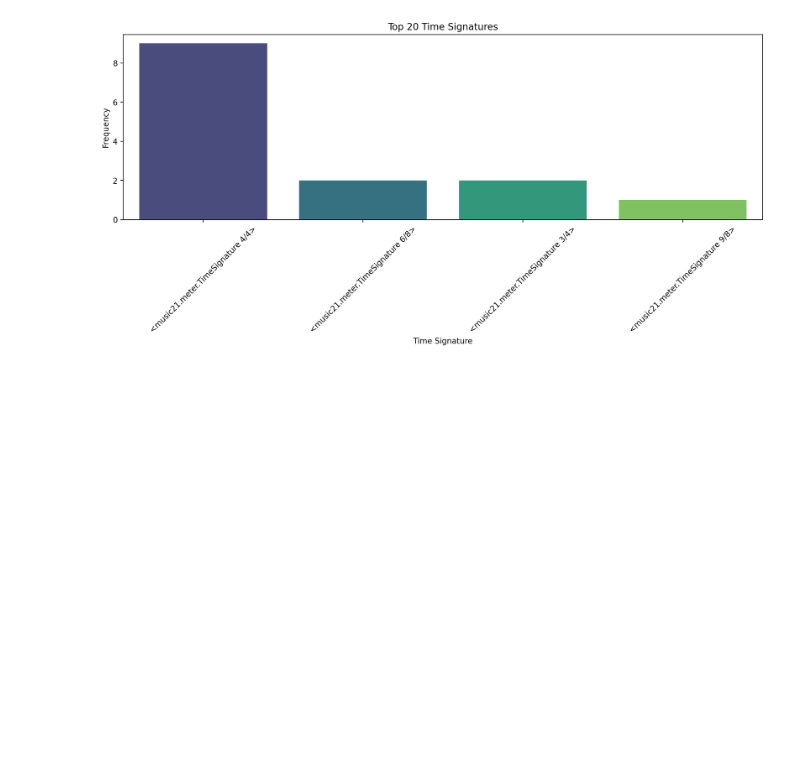
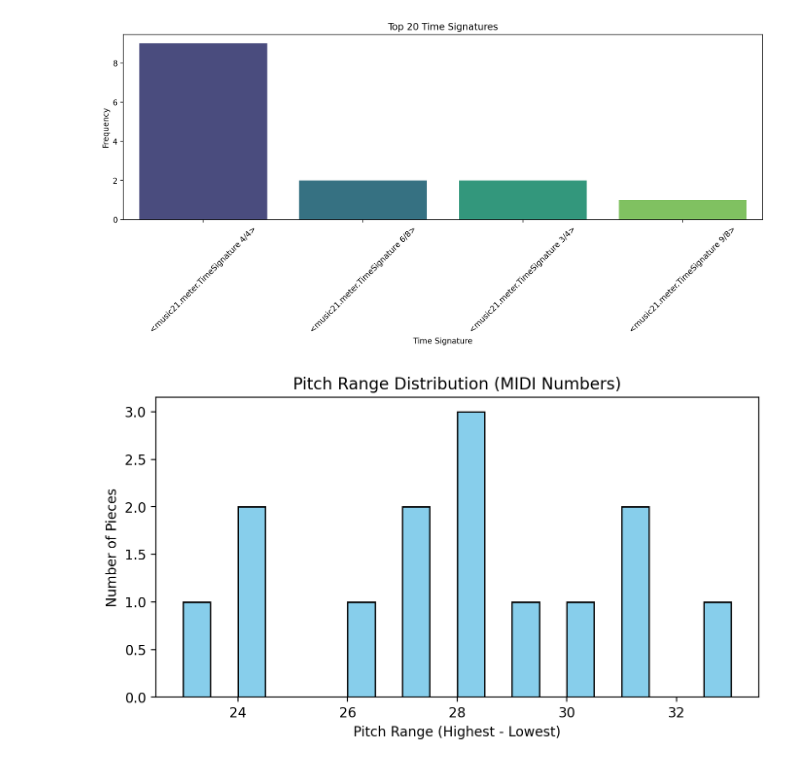
Before and after one commit to chawlaishita13/nottingham, a Jupyter notebook: eda.ipynb, the cells around one changed output. Cells and saved outputs as stored; diff of their text form; code cells hidden in the pictures; blank space fills up the shorter version.

```diff
--- a/eda.ipynb
+++ b/eda.ipynb
@@ -25,7 +25,7 @@ import matplotlib.pyplot as plt
 from collections import Counter
 import seaborn as sns
 # %%
-ABC_DIR = '/Users/ishitachawla/Documents/CSE253/Assignment_2/nottingham-dataset/ABC_cleaned'  # Replace with your actual path
+ABC_DIR = '/Users/ishitachawla/Documents/CSE253/nottingham/nottingham-dataset/ABC_cleaned'  # Replace with your actual path
 # %%
 # Initialize counters for various musical features
 pitch_counter = Counter()
@@ -104,3 +104,26 @@ Passing `palette` without assigning `hue` is deprecated and will be removed in v
 
   sns.barplot(x=items, y=counts, palette='viridis')
 [figure]
+# %%
+import numpy as np
+
+pitch_ranges = []
+
+for filename in os.listdir(ABC_DIR):
+    if filename.endswith('.abc'):
+        try:
+            score = converter.parse(os.path.join(ABC_DIR, filename))
+            pitches = [n.pitch.midi for n in score.recurse().notes if isinstance(n, note.Note)]
+            if pitches:
+                pitch_ranges.append(max(pitches) - min(pitches))
+        except Exception as e:
+            continue
+
+plt.figure(figsize=(8, 4))
+plt.hist(pitch_ranges, bins=20, color='skyblue', edgecolor='black')
+plt.title('Pitch Range Distribution (MIDI Numbers)')
+plt.xlabel('Pitch Range (Highest - Lowest)')
+plt.ylabel('Number of Pieces')
+plt.show()
+# %% [output]
+[figure, added]
```
Also changed, not shown: parts of 17 cells of this notebook, 4 other files.
